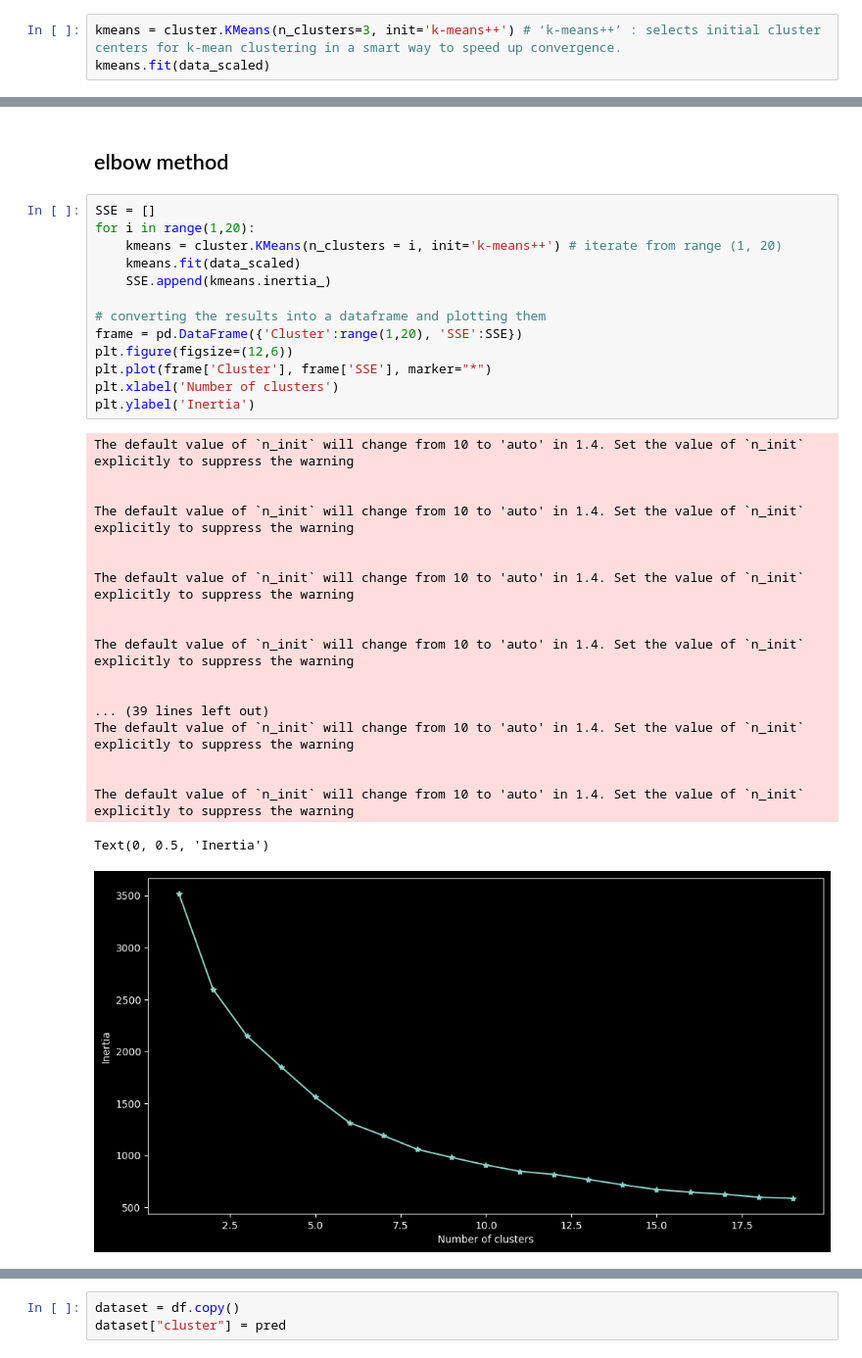
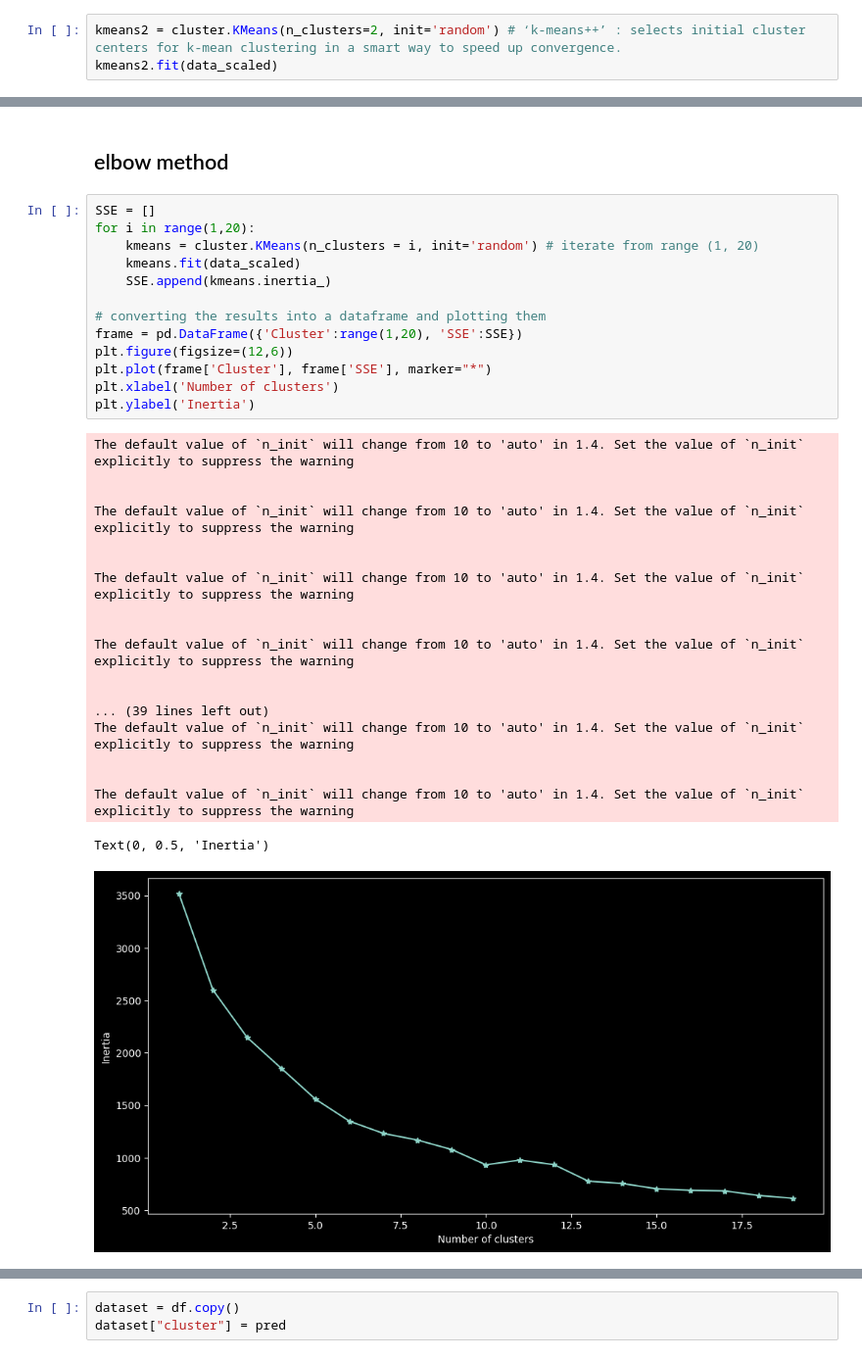
Before and after one commit to thliang01/K-means-with-K-means-as-the-initialization, a Jupyter notebook: KMeans Clustering From Scratch.ipynb, the cells around one changed output, grey strips where cells are left out. Shown: that part at 98% size. Saved outputs shown, nothing was run; the diff lists cells and outputs as text.

Commit message:
feat(notebook): update Kmeans algorithm in jupyter notebook

```diff
--- a/KMeans Clustering From Scratch.ipynb
+++ b/KMeans Clustering From Scratch.ipynb
@@ -123,7 +123,7 @@ pd.DataFrame(data_scaled).describe()
 # %% [markdown]
 ## Fit Data
 # %%
-kmeans = cluster.KMeans(n_clusters=3, init='k-means++') # ‘k-means++’ : selects initial cluster centers for k-mean clustering in a smart way to speed up convergence.
-kmeans.fit(data_scaled)
+kmeans2 = cluster.KMeans(n_clusters=2, init='random') # ‘k-means++’ : selects initial cluster centers for k-mean clustering in a smart way to speed up convergence.
+kmeans2.fit(data_scaled)
 # %% [output]
 The default value of `n_init` will change from 10 to 'auto' in 1.4. Set the value of `n_init` explicitly to suppress the warning
@@ -137,33 +137,33 @@ kmeans.inertia_
 # %%
 SSE = []
 for i in range(1,20):
-    kmeans = cluster.KMeans(n_clusters = i, init='k-means++') # iterate from range (1, 20)
+    kmeans = cluster.KMeans(n_clusters = i, init='random') # iterate from range (1, 20)
     kmeans.fit(data_scaled)
     SSE.append(kmeans.inertia_)
 
 # converting the results into a dataframe and plotting them
 frame = pd.DataFrame({'Cluster':range(1,20), 'SSE':SSE})
 plt.figure(figsize=(12,6))
 plt.plot(frame['Cluster'], frame['SSE'], marker="*")
 plt.xlabel('Number of clusters')
 plt.ylabel('Inertia')
 # %% [output]
 The default value of `n_init` will change from 10 to 'auto' in 1.4. Set the value of `n_init` explicitly to suppress the warning
 
 
 The default value of `n_init` will change from 10 to 'auto' in 1.4. Set the value of `n_init` explicitly to suppress the warning
 
 
 The default value of `n_init` will change from 10 to 'auto' in 1.4. Set the value of `n_init` explicitly to suppress the warning
 
 
 The default value of `n_init` will change from 10 to 'auto' in 1.4. Set the value of `n_init` explicitly to suppress the warning
 
 
 ... (39 lines left out)
 The default value of `n_init` will change from 10 to 'auto' in 1.4. Set the value of `n_init` explicitly to suppress the warning
 
 
 The default value of `n_init` will change from 10 to 'auto' in 1.4. Set the value of `n_init` explicitly to suppress the warning
 Text(0, 0.5, 'Inertia')
-[figure, old version]
+[figure, new version]
```
Also changed, not shown: parts of 17 cells of this notebook.
